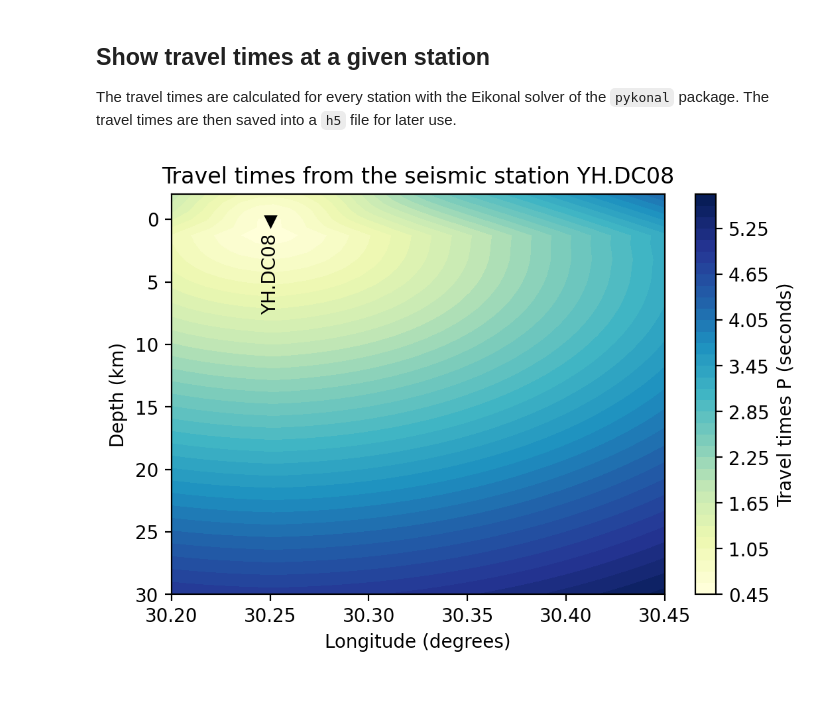
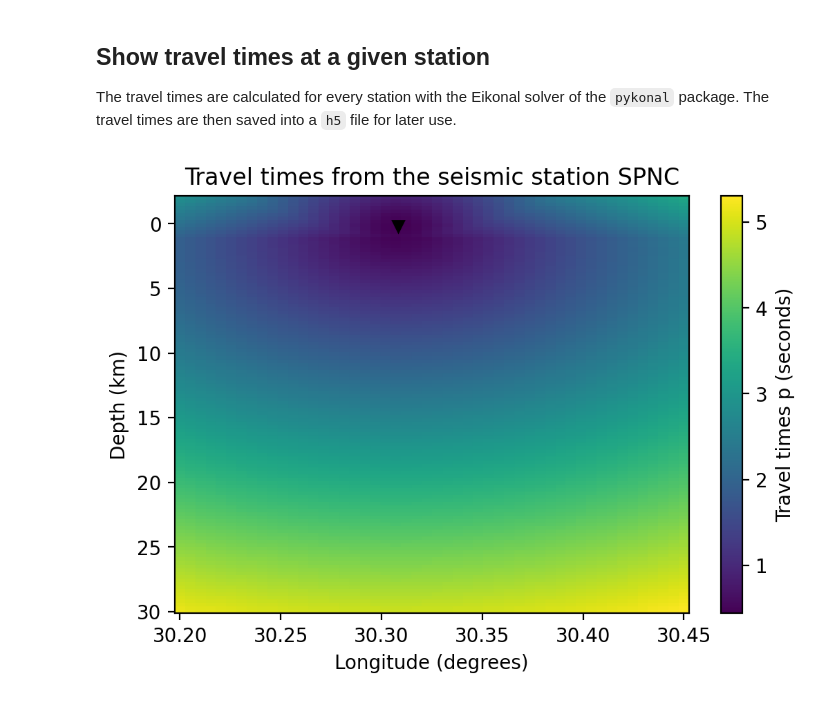
Before and after one commit to ebeauce/beampower, a Jupyter notebook: notebooks/2_travel_times.ipynb, the cells around one changed output. Drawn from its saved outputs; the diff is of its cells as text; code cells hidden in the pictures.

```diff
--- a/notebooks/2_travel_times.ipynb
+++ b/notebooks/2_travel_times.ipynb
@@ -26,4 +25,5 @@ ModuleNotFoundError: No module named 'pykonal'
 We downloaded the velocity model of [Karabulut et al. (2011)](https://www.sciencedirect.com/science/article/pii/S0040195111002903?casa_token=wTzEUe0IdicAAAAA:fYbKmGkHHrQfyLicd0lO4Ai451jT6h_yTF6ZZXrvglpw9rXDTVVzWzIWNQ0aFAFbMJ_pU6I) and accessed with `pandas`. The model is given in meters for the depth and in m/s for the speed values. Everything is converted to km for the later compatibility with `pykonal`.
 # %%
 FILEPATH_VELOCITY = "../data/velocity_model_Karabulut2011.csv"
+USE_COLUMNS = {1: "depth", 2: "p", 4: "s"}
 # %%
@@ -111,21 +108,19 @@ ax.grid()
 
 Because the overall package works in full three-dimensional coordinates, we tile the velocity model into a three-dimensional one. We do that by replicating the 1D along longitude and latitude dimensions with `xarray`.
 # %%
-# Convert to xarray
-velocities = velocity_model_interp.to_xarray()
-
 # Longitude and latitude extents
 longitudes = np.linspace(WEST, EAST, N_LON)
 latitudes = np.linspace(SOUTH, NORTH, N_LAT)
+
+# Append as xarray
+velocities = velocity_model_interp.to_xarray()
 spatial_extension = {"latitude": latitudes, "longitude": longitudes}
 velocities = velocities.assign_coords(spatial_extension)
-dimensions = list(velocities.dims)
 
-# Assign tiled velocity
-for phase in SEISMIC_PHASES:
-    velocity = velocities[phase].to_numpy()
-    velocity = np.tile(velocity[:, None, None], [N_LAT, N_LON])
-    velocities = velocities.assign({phase: (dimensions, velocity)})
+# Tile velocity
+for phase in velocities.var():
+    v = np.expand_dims(velocities[phase], axis=[1, 2])
+    velocities[phase] = velocities.dims, np.tile(v, [N_LAT, N_LON])
 
 # Show table
 velocities
@@ -282,36 +279,33 @@ Data variables:
 
 The travel times are calculated for every station with the Eikonal solver of the `pykonal` package. The travel times are then saved into a `h5` file for later use.
 # %%
-CONTOUR_LEVELS = 40
-LONGITUDE_ID = 0
-STATION = travel_times.station[2].data
-SEISMIC_PHASE = "P"
+CONTOUR_LEVELS = 20
+SEISMIC_PHASE = "p"
+STATION_ID = 7
+station = network.iloc[STATION_ID]
 
 # Show
 fig, ax = plt.subplots()
-delays = travel_times[SEISMIC_PHASE].sel(station=STATION).isel(latitude=0)
-img = delays.plot.contourf(
-    levels=CONTOUR_LEVELS, ax=ax, add_colorbar=False, cmap="YlGnBu", zorder=0
+latitude_id = np.abs(travel_times.latitude - station.latitude).argmin()
+time_delays = travel_times[SEISMIC_PHASE].isel(
+    station=STATION_ID, latitude=latitude_id
 )
+img = time_delays.plot.imshow(ax=ax, add_colorbar=False, zorder=0)
 
 # Colorbar
 cb = plt.colorbar(img)
 cb.set_label(f"Travel times {SEISMIC_PHASE} (seconds)")
-cb.ax.set_rasterization_zorder(1.5)
 
 # Station
-x = travel_times.station_longitude.sel(station=STATION)
-y = travel_times.station_depth.sel(station=STATION)
-ax.plot(x, y, "kv")
-ax.text(x, y, f"{STATION}  ", rotation="vertical", ha="center", va="top")
+ax.plot(station.longitude, station.depth, "kv")
 
+# Labels
 ax.invert_yaxis()
 ax.set_xlabel("Longitude (degrees)")
 ax.set_ylabel("Depth (km)")
-ax.set_rasterization_zorder(1)
-ax.set_title(f"Travel times from the seismic station {STATION}")
+ax.set_title(f"Travel times from the seismic station {station.station}")
 
 # For rasters display resolution
 fig.set_dpi(200)
 # %% [output]
-[figure, old version]
+[figure, new version]
```
Also changed, not shown: parts of 8 cells of this notebook, 3 other files.
